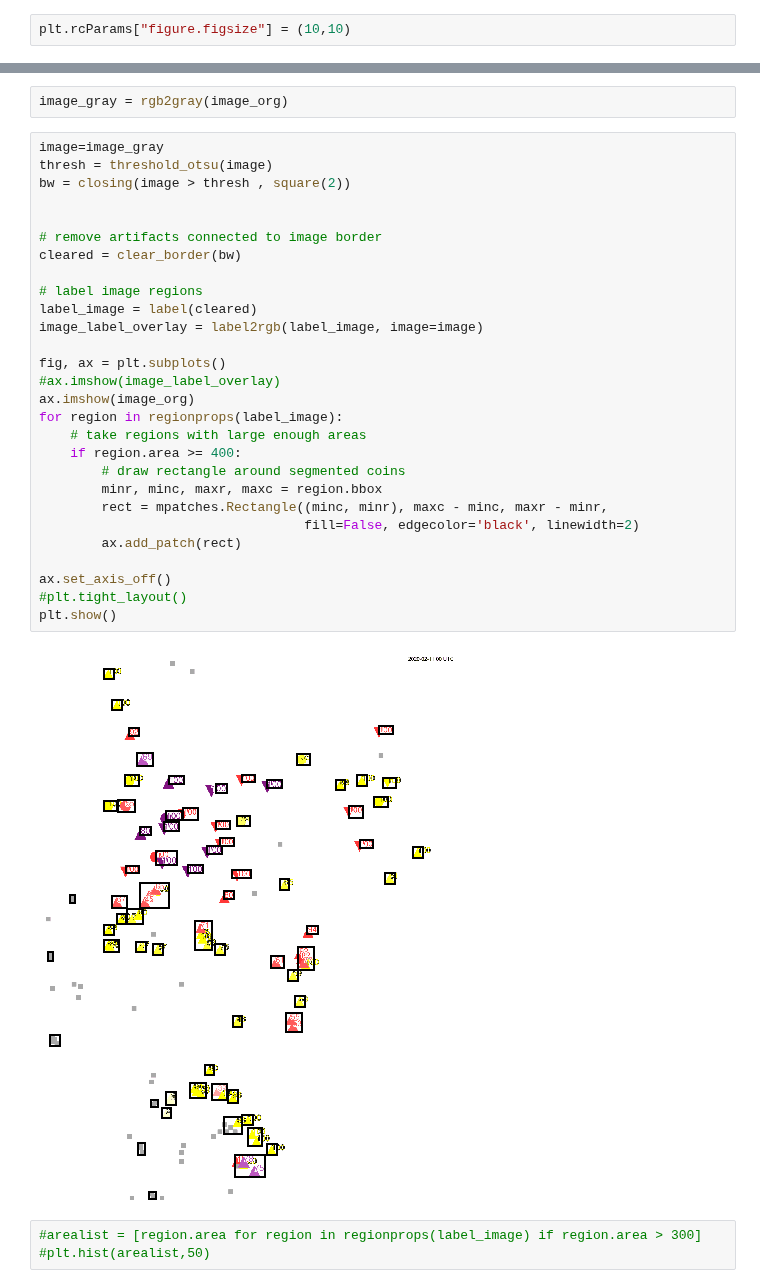
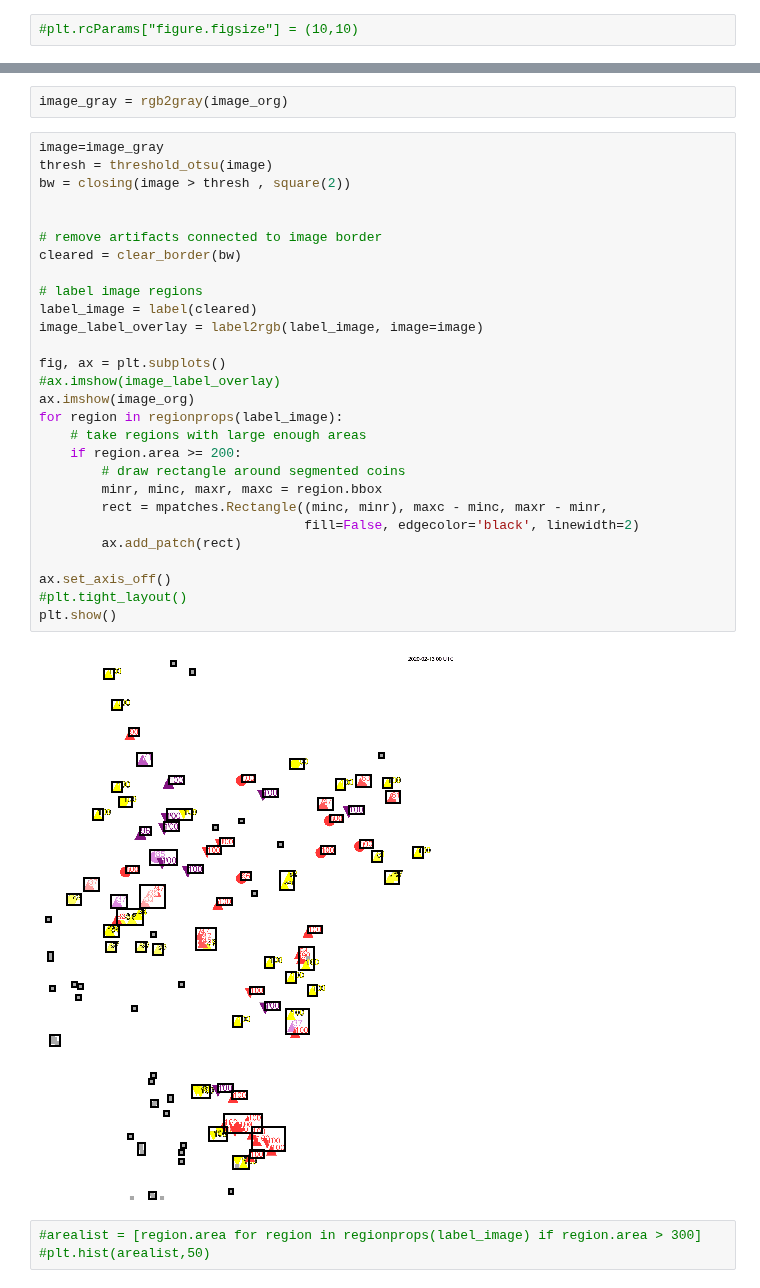
Before and after one commit to Global-Flood-Assessment/ModelOfModels, a Jupyter notebook: data/image_processing.ipynb, the cells around one changed output, grey strips where cells are left out. Cells and saved outputs as stored; diff of their text form.

```diff
--- a/data/image_processing.ipynb
+++ b/data/image_processing.ipynb
@@ -12,7 +12,7 @@ from skimage.color import label2rgb
 import matplotlib.patches as mpatches
 import matplotlib.pyplot as plt
 # %%
-plt.rcParams["figure.figsize"] = (10,10)
+#plt.rcParams["figure.figsize"] = (10,10)
 # %%
 wms_url = 'http://globalfloods-ows.ecmwf.int/glofas-ows/ows.py?'
 wms_paras = {
@@ -54,33 +54,33 @@ image_gray = rgb2gray(image_org)
 # %%
 image=image_gray
 thresh = threshold_otsu(image)
 bw = closing(image > thresh , square(2))
 
 
 # remove artifacts connected to image border
 cleared = clear_border(bw)
 
 # label image regions
 label_image = label(cleared)
 image_label_overlay = label2rgb(label_image, image=image)
 
 fig, ax = plt.subplots()
 #ax.imshow(image_label_overlay)
 ax.imshow(image_org)
 for region in regionprops(label_image):
     # take regions with large enough areas
-    if region.area >= 400:
+    if region.area >= 200:
         # draw rectangle around segmented coins
         minr, minc, maxr, maxc = region.bbox
         rect = mpatches.Rectangle((minc, minr), maxc - minc, maxr - minr,
                                   fill=False, edgecolor='black', linewidth=2)
         ax.add_patch(rect)
 
 ax.set_axis_off()
 #plt.tight_layout()
 plt.show()
 # %% [output]
-[figure, old version]
+[figure, new version]
 # %%
 #arealist = [region.area for region in regionprops(label_image) if region.area > 300]
 #plt.hist(arealist,50)
```
Also changed, not shown: parts of 4 cells of this notebook.
